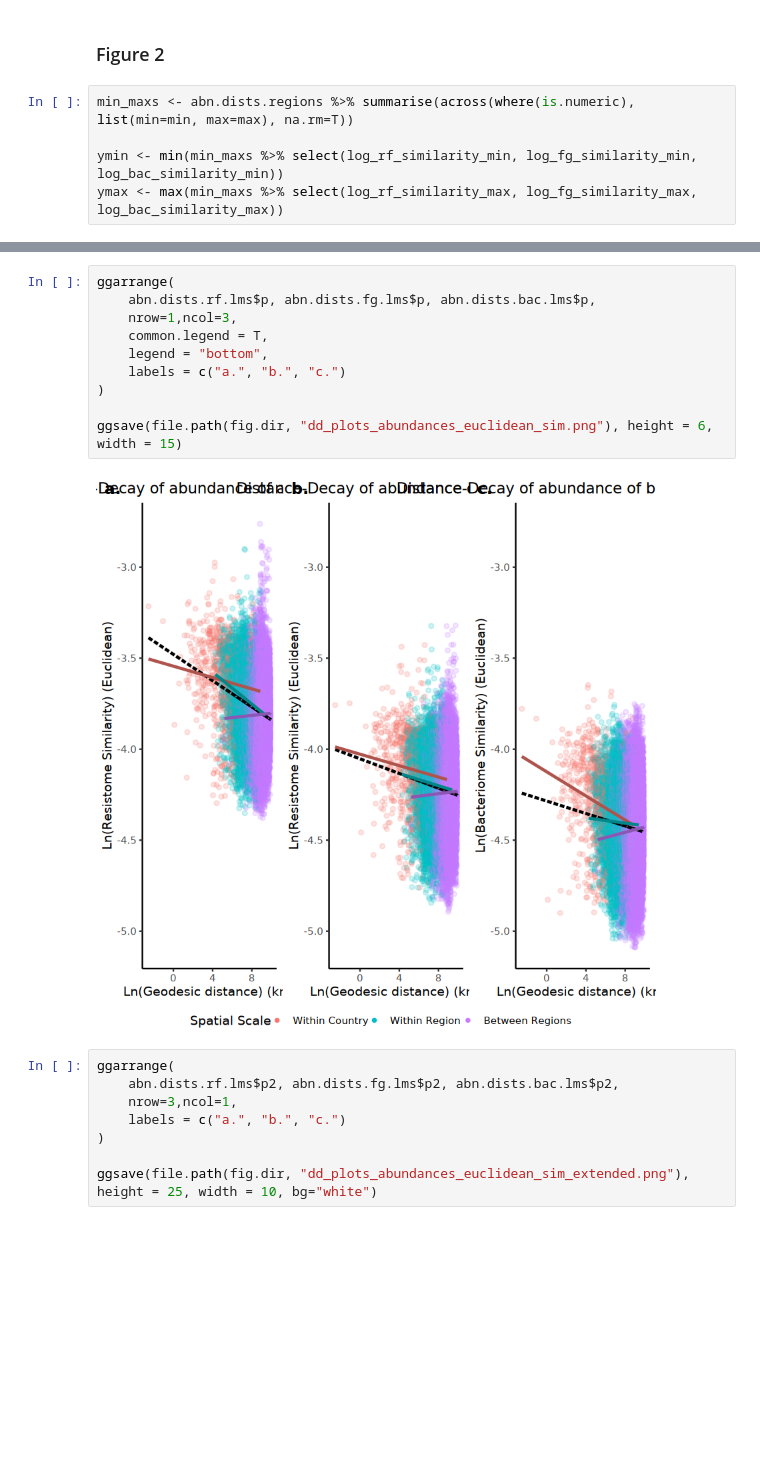
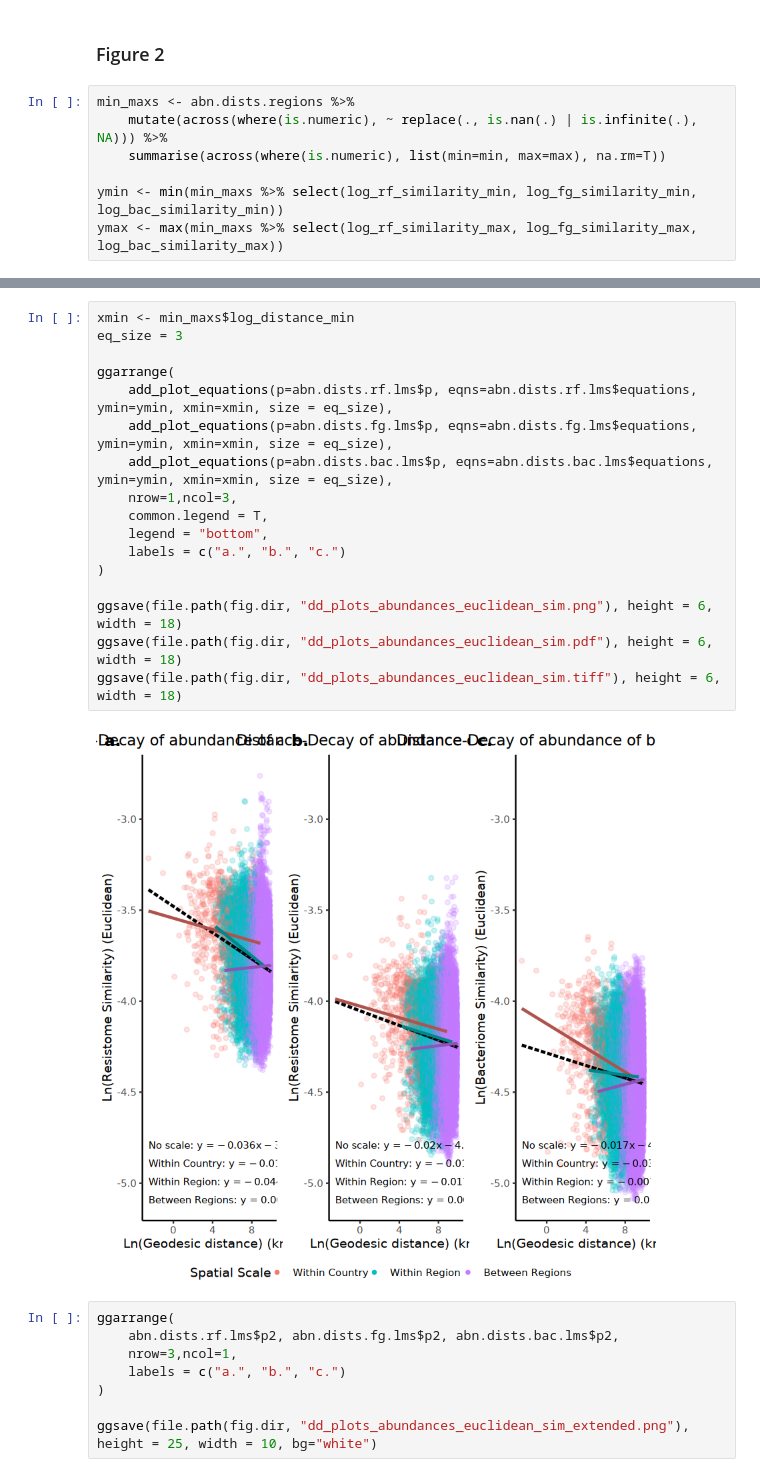
Before and after one commit to genomicepidemiology/gs3_acquired_vs_FG, a Jupyter notebook: notebooks/Distance_Decays.ipynb, the cells around one changed output, grey strips where cells are left out. Cells and saved outputs as stored; diff of their text form; blank space fills up the shorter version.

```diff
--- a/notebooks/Distance_Decays.ipynb
+++ b/notebooks/Distance_Decays.ipynb
@@ -415,7 +419,9 @@ A data.frame: 1 × 3
 # %% [markdown]
 ### Figure 2
 # %%
-min_maxs <- abn.dists.regions %>% summarise(across(where(is.numeric), list(min=min, max=max), na.rm=T))
+min_maxs <- abn.dists.regions %>%
+    mutate(across(where(is.numeric), ~ replace(., is.nan(.) | is.infinite(.), NA))) %>%
+    summarise(across(where(is.numeric), list(min=min, max=max), na.rm=T))
 
 ymin <- min(min_maxs %>% select(log_rf_similarity_min, log_fg_similarity_min, log_bac_similarity_min))
 ymax <- max(min_maxs %>% select(log_rf_similarity_max, log_fg_similarity_max, log_bac_similarity_max))
@@ -520,17 +539,24 @@ Warning message in x.mat[upper.tri(x.mat)] <- data %>% arrange(!!sym(g1), !!sym(
 Warning message in y.mat[upper.tri(y.mat)] <- data %>% arrange(!!sym(g1), !!sym(g2)) %>% :
 “number of items to replace is not a multiple of replacement length”
 # %%
+xmin <- min_maxs$log_distance_min
+eq_size = 3
+
 ggarrange(
-    abn.dists.rf.lms$p, abn.dists.fg.lms$p, abn.dists.bac.lms$p,
+    add_plot_equations(p=abn.dists.rf.lms$p, eqns=abn.dists.rf.lms$equations, ymin=ymin, xmin=xmin, size = eq_size),
+    add_plot_equations(p=abn.dists.fg.lms$p, eqns=abn.dists.fg.lms$equations, ymin=ymin, xmin=xmin, size = eq_size),
+    add_plot_equations(p=abn.dists.bac.lms$p, eqns=abn.dists.bac.lms$equations, ymin=ymin, xmin=xmin, size = eq_size),
     nrow=1,ncol=3,
     common.legend = T,
     legend = "bottom",
     labels = c("a.", "b.", "c.")
 )
 
-ggsave(file.path(fig.dir, "dd_plots_abundances_euclidean_sim.png"), height = 6, width = 15)
+ggsave(file.path(fig.dir, "dd_plots_abundances_euclidean_sim.png"), height = 6, width = 18)
+ggsave(file.path(fig.dir, "dd_plots_abundances_euclidean_sim.pdf"), height = 6, width = 18)
+ggsave(file.path(fig.dir, "dd_plots_abundances_euclidean_sim.tiff"), height = 6, width = 18)
 # %% [output]
-[figure, old version]
+[figure, new version]
 # %%
 ggarrange(
     abn.dists.rf.lms$p2, abn.dists.fg.lms$p2, abn.dists.bac.lms$p2,
```
Also changed, not shown: parts of 9 cells of this notebook, 4 other files.
